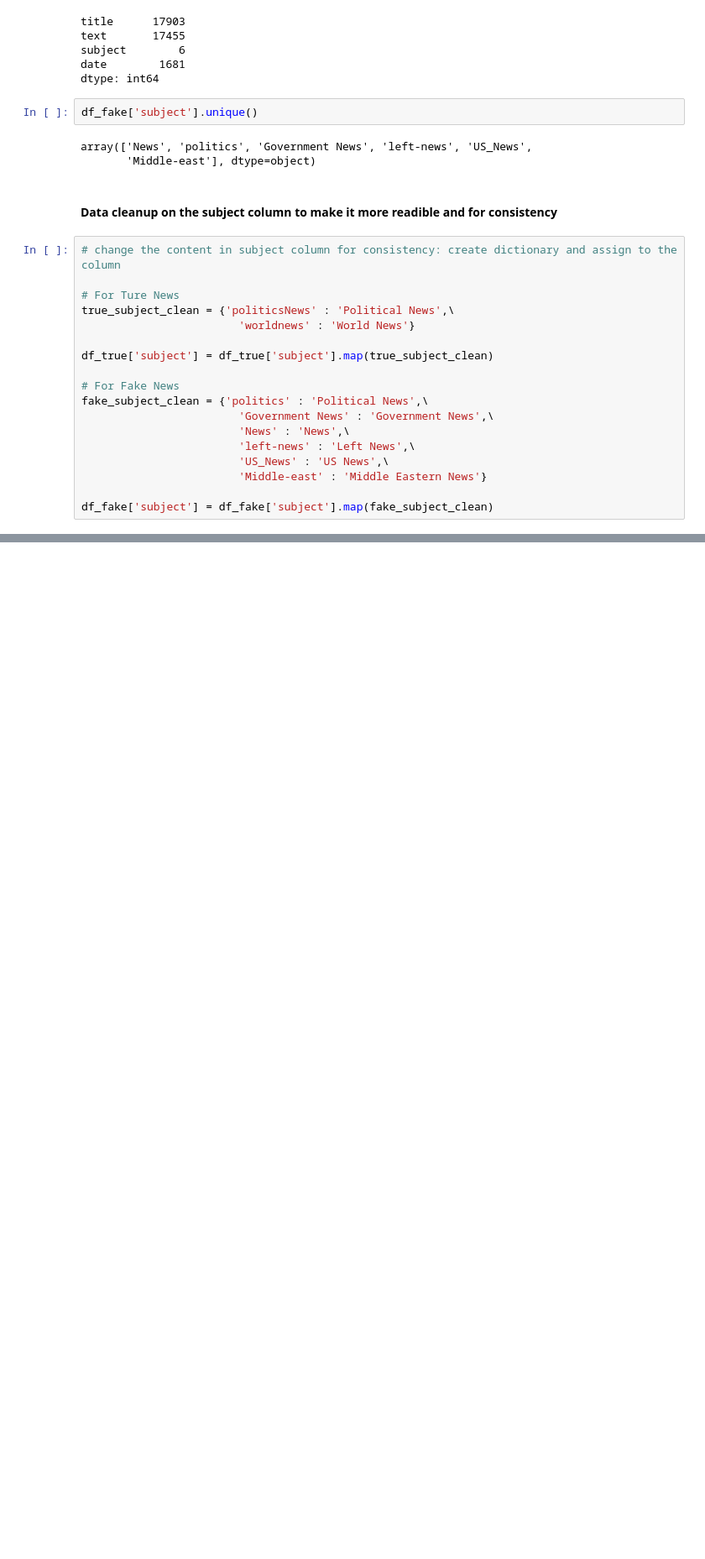
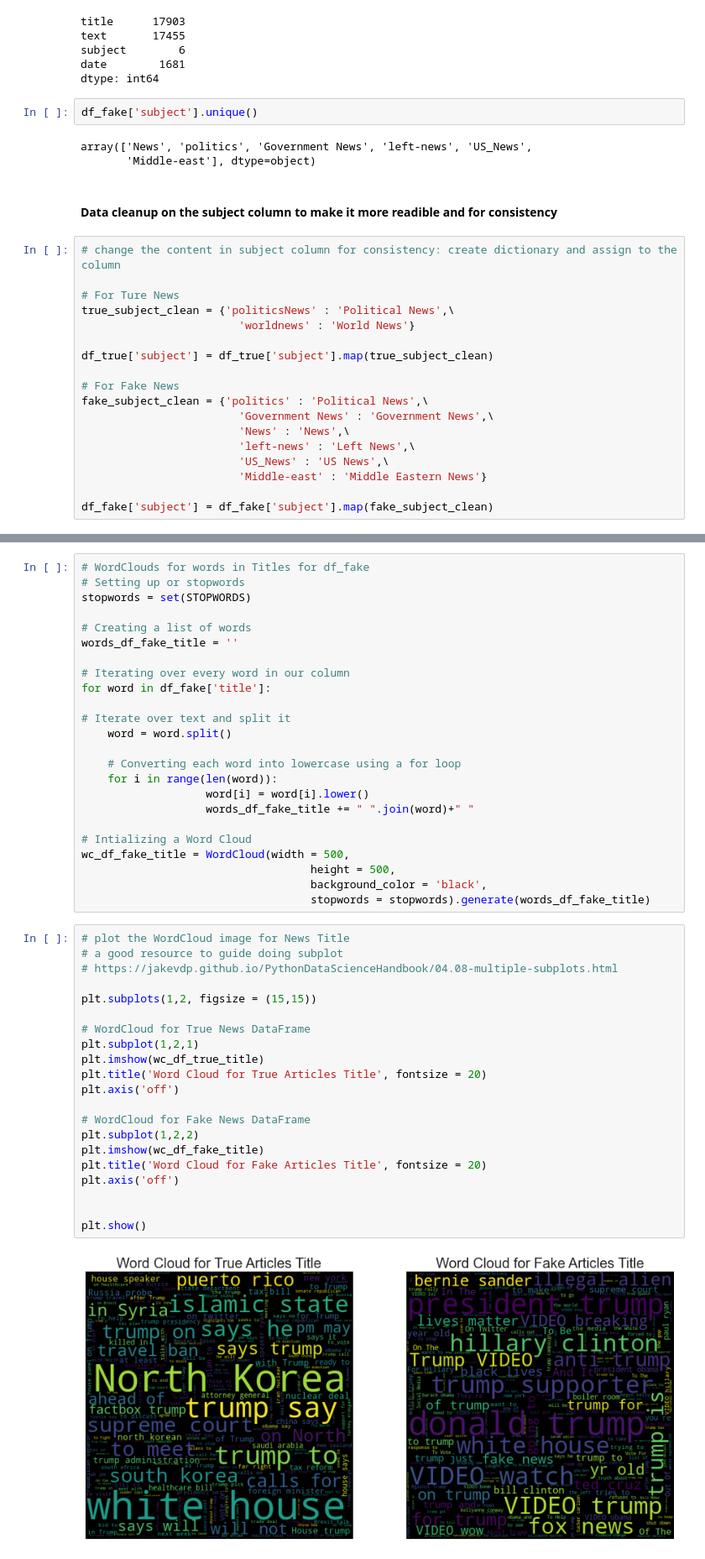
Before and after one commit to conibear/brainstation_machine_learning, a Jupyter notebook: notebook/BrainStation Machine Learning Project.ipynb, the cells around one changed output, grey strips where cells are left out. Shown: that part at 84% size. Drawn from its saved outputs; the diff is of its cells as text; blank space fills up the shorter version.

```diff
--- a/notebook/BrainStation Machine Learning Project.ipynb
+++ b/notebook/BrainStation Machine Learning Project.ipynb
@@ -160,0 +279,47 @@ df_fake['subject'] = df_fake['subject'].map(fake_subject_clean)
+# %%
+# WordClouds for words in Titles for df_fake
+# Setting up or stopwords
+stopwords = set(STOPWORDS)
+
+# Creating a list of words
+words_df_fake_title = ''
+
+# Iterating over every word in our column
+for word in df_fake['title']:
+
+# Iterate over text and split it
+    word = word.split()
+
+    # Converting each word into lowercase using a for loop
+    for i in range(len(word)):
+                   word[i] = word[i].lower()
+                   words_df_fake_title += " ".join(word)+" "
+
+# Intializing a Word Cloud
+wc_df_fake_title = WordCloud(width = 500,
+                                   height = 500,
+                                   background_color = 'black',
+                                   stopwords = stopwords).generate(words_df_fake_title)
+# %%
+# plot the WordCloud image for News Title
+# a good resource to guide doing subplot
+# https://jakevdp.github.io/PythonDataScienceHandbook/04.08-multiple-subplots.html
+
+plt.subplots(1,2, figsize = (15,15))
+
+# WordCloud for True News DataFrame
+plt.subplot(1,2,1)
+plt.imshow(wc_df_true_title)
+plt.title('Word Cloud for True Articles Title', fontsize = 20)
+plt.axis('off')
+
+# WordCloud for Fake News DataFrame
+plt.subplot(1,2,2)
+plt.imshow(wc_df_fake_title)
+plt.title('Word Cloud for Fake Articles Title', fontsize = 20)
+plt.axis('off')
+
+
+plt.show()
+# %% [output]
+[figure, added]
```
Also changed, not shown: parts of 13 cells of this notebook.
